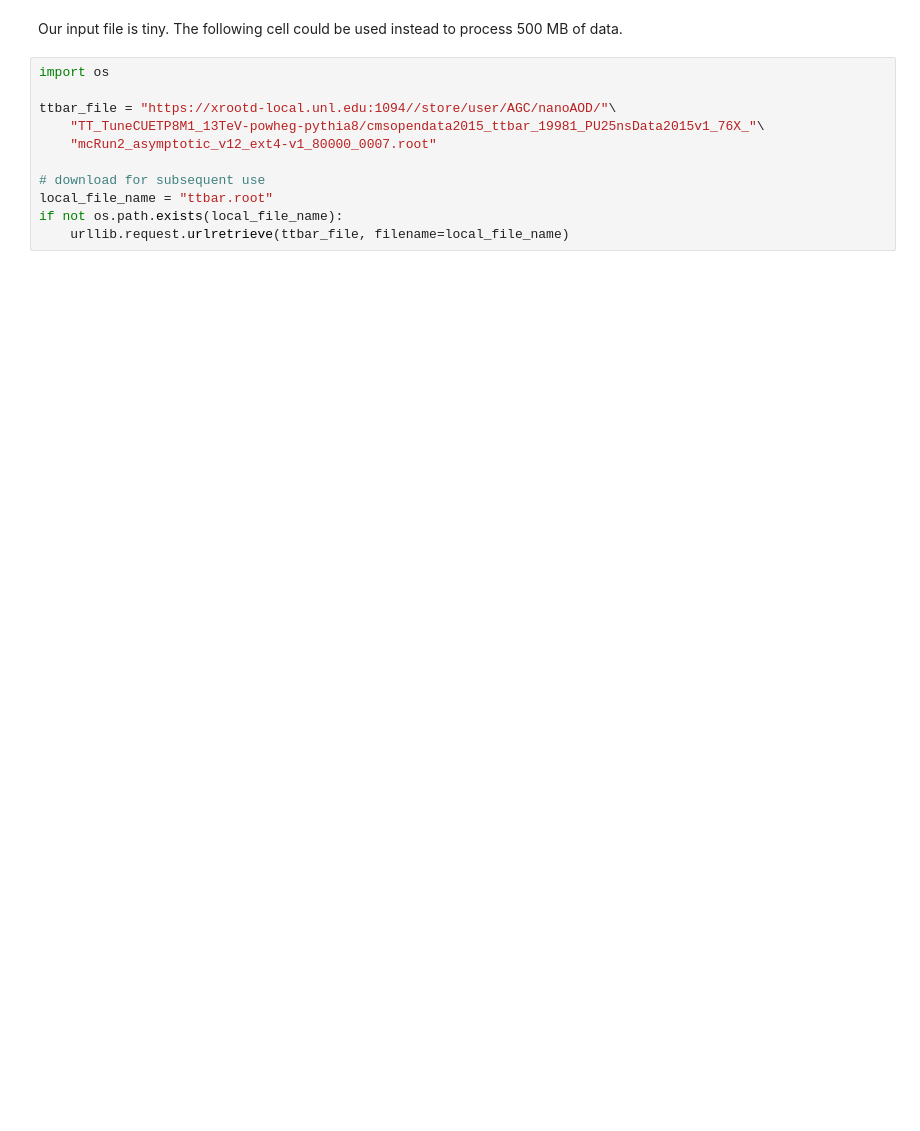
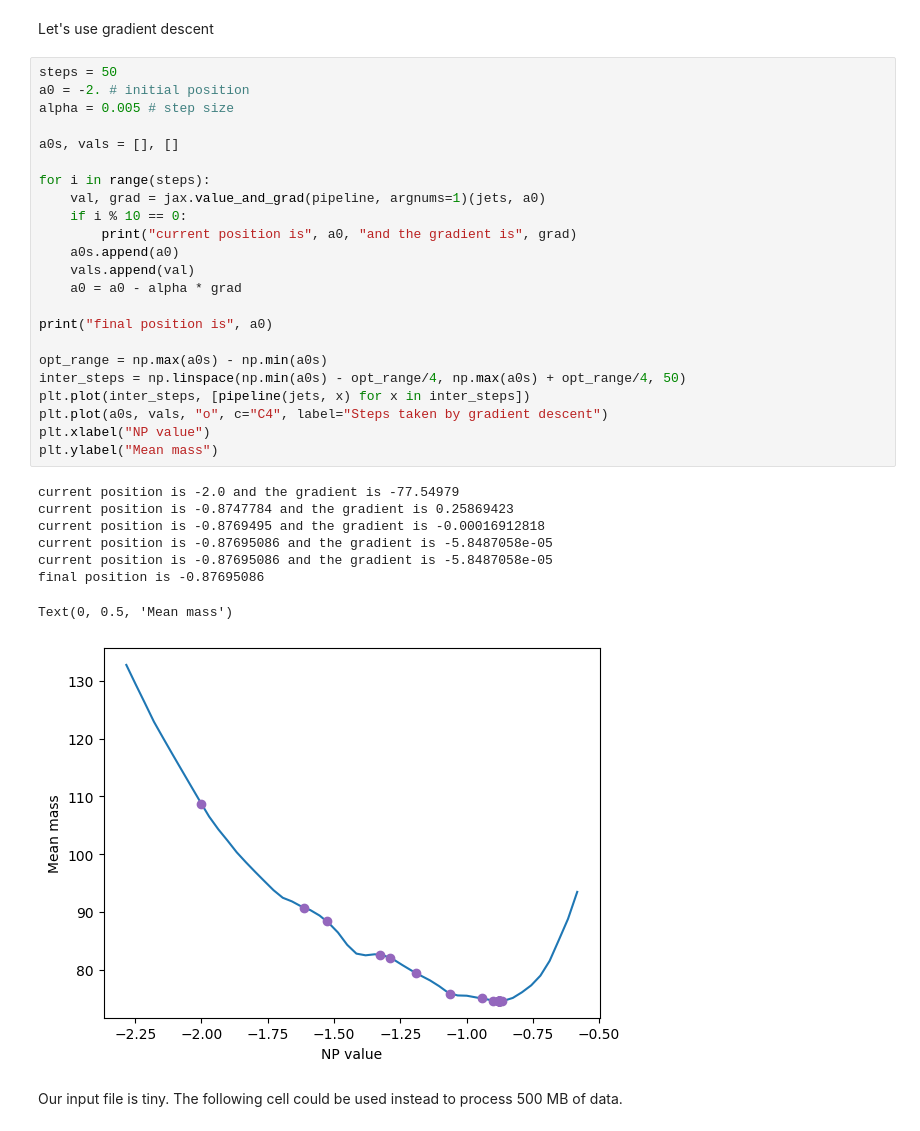
Before and after one commit to iris-hep/agc-autodiff, a Jupyter notebook: jet_calibration.ipynb, the cells around one changed output. Drawn from its saved outputs; the diff is of its cells as text; blank space fills up the shorter version.

```diff
--- a/jet_calibration.ipynb
+++ b/jet_calibration.ipynb
@@ -54,13 +56,36 @@ ax.set_ylabel("")
 # %% [markdown]
-Our input file is tiny. The following cell could be used instead to process 500 MB of data.
+Let's use gradient descent
-# %%
-import os
-
-ttbar_file = "https://xrootd-local.unl.edu:1094//store/user/AGC/nanoAOD/"\
-    "TT_TuneCUETP8M1_13TeV-powheg-pythia8/cmsopendata2015_ttbar_19981_PU25nsData2015v1_76X_"\
-    "mcRun2_asymptotic_v12_ext4-v1_80000_0007.root"
-
-# download for subsequent use
-local_file_name = "ttbar.root"
-if not os.path.exists(local_file_name):
-    urllib.request.urlretrieve(ttbar_file, filename=local_file_name)
+# %%
+steps = 50
+a0 = -2. # initial position
+alpha = 0.005 # step size
+
+a0s, vals = [], []
+
+for i in range(steps):
+    val, grad = jax.value_and_grad(pipeline, argnums=1)(jets, a0)
+    if i % 10 == 0:
+        print("current position is", a0, "and the gradient is", grad)
+    a0s.append(a0)
+    vals.append(val)
+    a0 = a0 - alpha * grad
+
+print("final position is", a0)
+
+opt_range = np.max(a0s) - np.min(a0s)
+inter_steps = np.linspace(np.min(a0s) - opt_range/4, np.max(a0s) + opt_range/4, 50)
+plt.plot(inter_steps, [pipeline(jets, x) for x in inter_steps])
+plt.plot(a0s, vals, "o", c="C4", label="Steps taken by gradient descent")
+plt.xlabel("NP value")
+plt.ylabel("Mean mass")
+# %% [output]
+current position is -2.0 and the gradient is -77.54979
+current position is -0.8747784 and the gradient is 0.25869423
+current position is -0.8769495 and the gradient is -0.00016912818
+current position is -0.87695086 and the gradient is -5.8487058e-05
+current position is -0.87695086 and the gradient is -5.8487058e-05
+final position is -0.87695086
+Text(0, 0.5, 'Mean mass')
+[figure, added]
+# %% [markdown]
+Our input file is tiny. The following cell could be used instead to process 500 MB of data.
```
Also changed, not shown: parts of 4 cells of this notebook.
